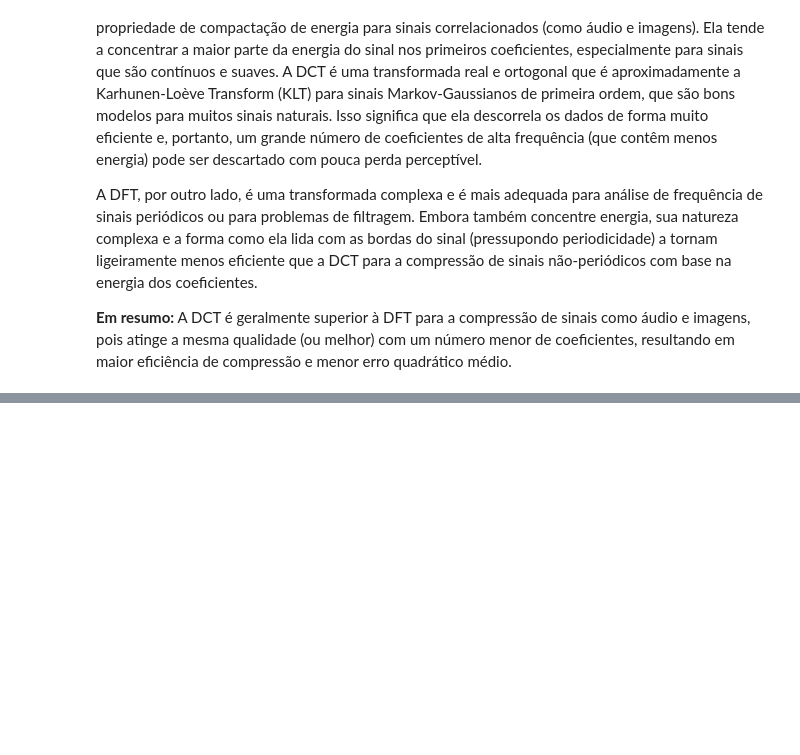
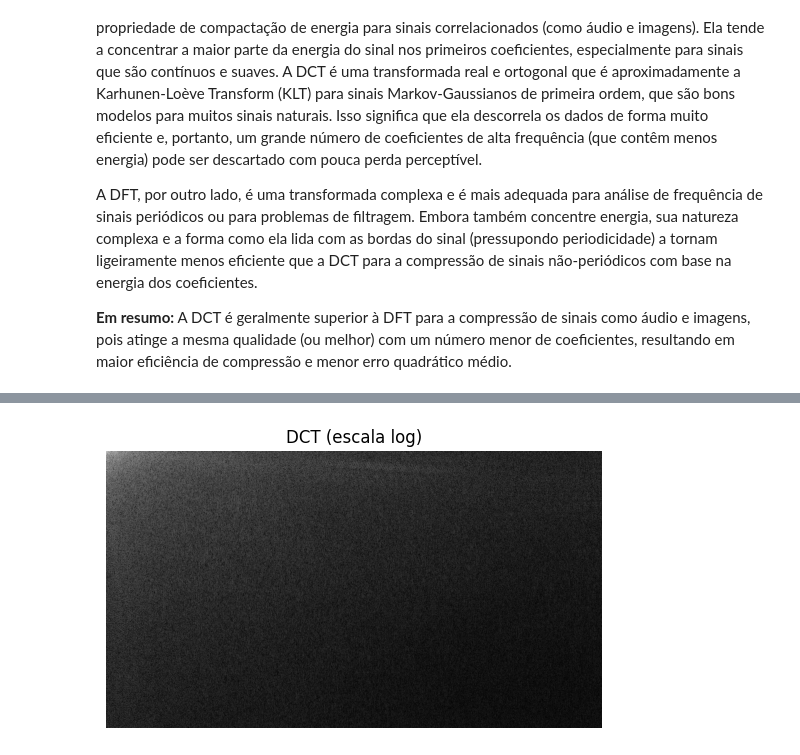
Before and after one commit to masterAristocats/Trabalho-Processamento-de-Sinais-I-4, a Jupyter notebook: rep.ipynb, the cells around one changed output, grey strips where cells are left out. Saved outputs shown, nothing was run; the diff lists cells and outputs as text; code cells hidden in the pictures; blank space fills up the shorter version.

```diff
--- a/rep.ipynb
+++ b/rep.ipynb
@@ -496,0 +530,13 @@ A DFT, por outro lado, é uma transformada complexa e é mais adequada para aná
+# %%
+# Aplicar DCT 2D (linha + coluna)
+def dct2(a):
+    return dct(dct(a.T, norm='ortho').T, norm='ortho')
+
+dct_image = dct2(img)
+
+plt.imshow(np.log(np.abs(dct_image) + 1), cmap='gray')
+plt.title('DCT (escala log)')
+plt.axis('off')
+plt.show()
+# %% [output]
+[figure, added]
```
Also changed, not shown: parts of 14 cells of this notebook.
